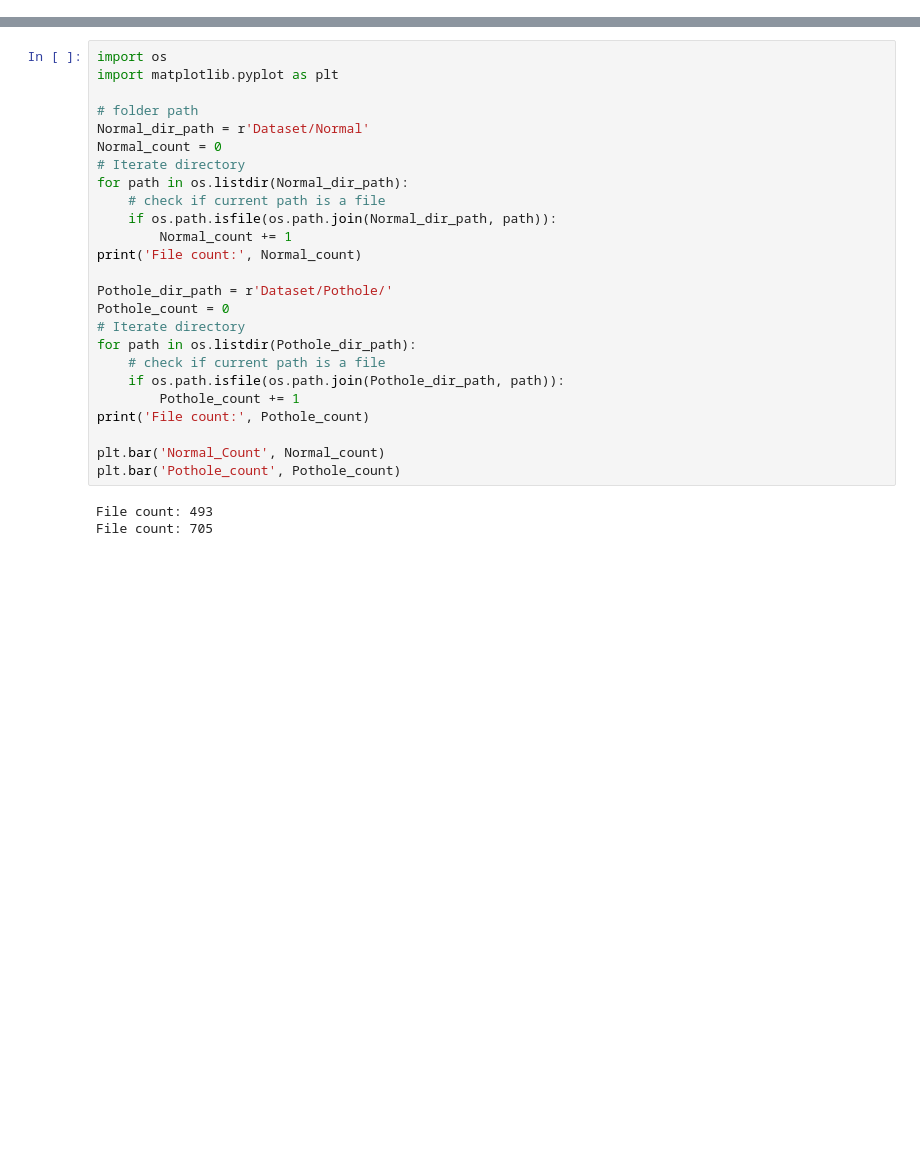
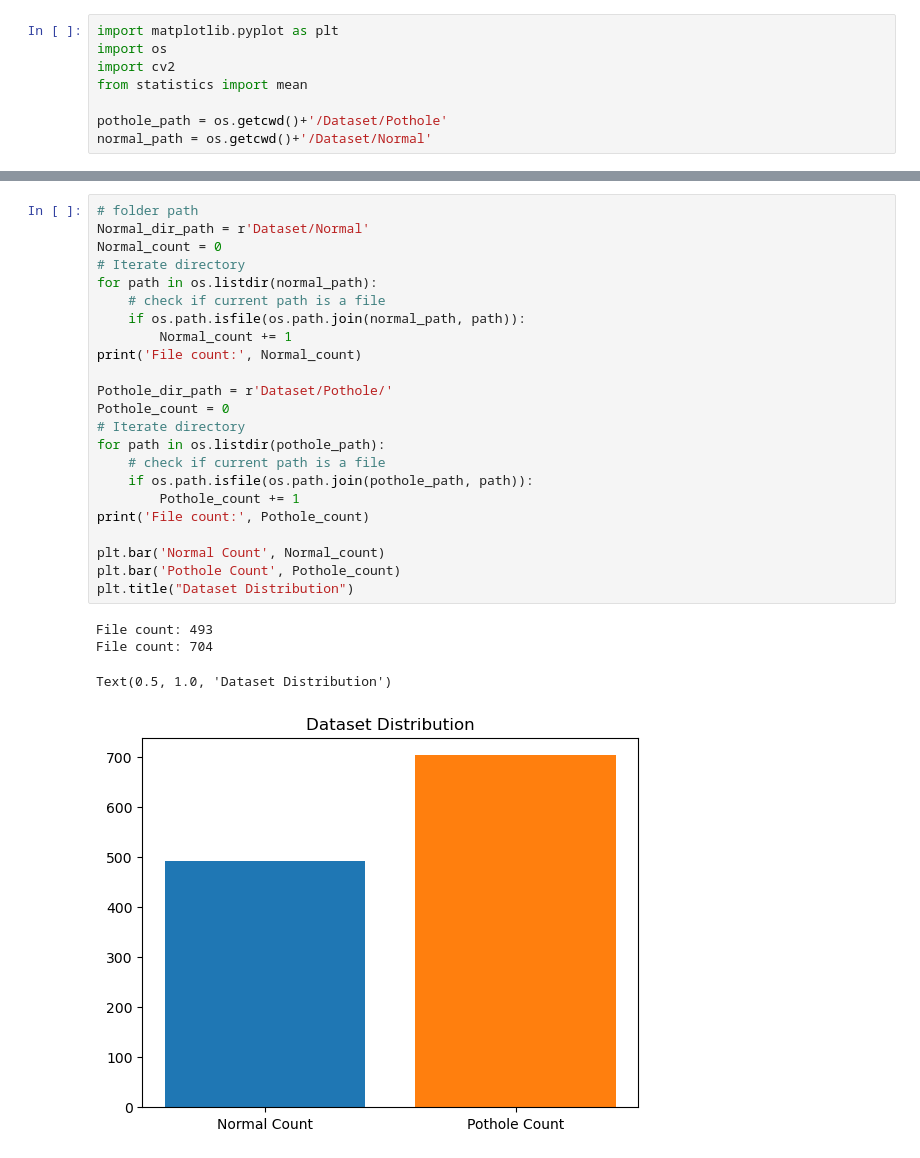
Before and after one commit to Dev0b0101/CNN-Pothole-Detection, a Jupyter notebook: EDA.ipynb, the cells around one changed output, grey strips where cells are left out. Cells and saved outputs as stored; diff of their text form; blank space fills up the shorter version.

```diff
--- a/EDA.ipynb
+++ b/EDA.ipynb
@@ -77,0 +1,8 @@ print("Images renamed and indexed successfully.")
+# %%
+import matplotlib.pyplot as plt
+import os
+import cv2
+from statistics import mean
+
+pothole_path = os.getcwd()+'/Dataset/Pothole'
+normal_path = os.getcwd()+'/Dataset/Normal'
@@ -78,28 +38,28 @@ print("Images renamed and indexed successfully.")
 # %%
-import os
-import matplotlib.pyplot as plt
-
 # folder path
 Normal_dir_path = r'Dataset/Normal'
 Normal_count = 0
 # Iterate directory
-for path in os.listdir(Normal_dir_path):
+for path in os.listdir(normal_path):
     # check if current path is a file
-    if os.path.isfile(os.path.join(Normal_dir_path, path)):
+    if os.path.isfile(os.path.join(normal_path, path)):
         Normal_count += 1
 print('File count:', Normal_count)
 
 Pothole_dir_path = r'Dataset/Pothole/'
 Pothole_count = 0
 # Iterate directory
-for path in os.listdir(Pothole_dir_path):
+for path in os.listdir(pothole_path):
     # check if current path is a file
-    if os.path.isfile(os.path.join(Pothole_dir_path, path)):
+    if os.path.isfile(os.path.join(pothole_path, path)):
         Pothole_count += 1
 print('File count:', Pothole_count)
 
-plt.bar('Normal_Count', Normal_count)
-plt.bar('Pothole_count', Pothole_count)
+plt.bar('Normal Count', Normal_count)
+plt.bar('Pothole Count', Pothole_count)
+plt.title("Dataset Distribution")
 # %% [output]
 File count: 493
-File count: 705
+File count: 704
+Text(0.5, 1.0, 'Dataset Distribution')
+[figure, added]
```
Also changed, not shown: parts of 8 cells of this notebook, 1 other file.
